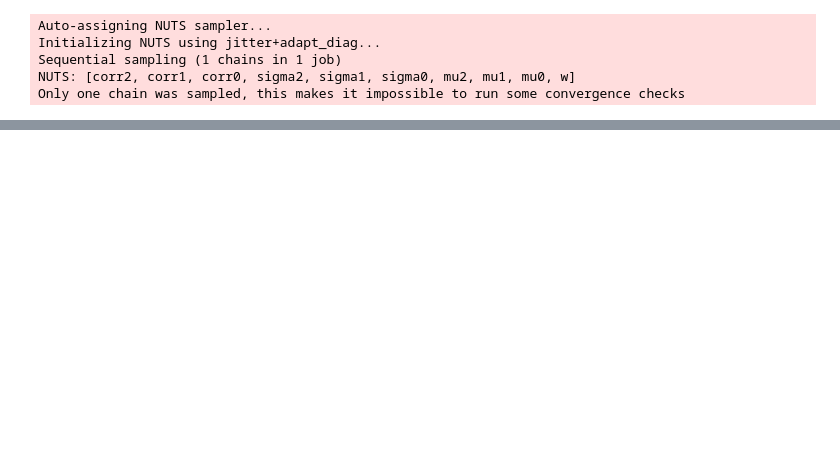
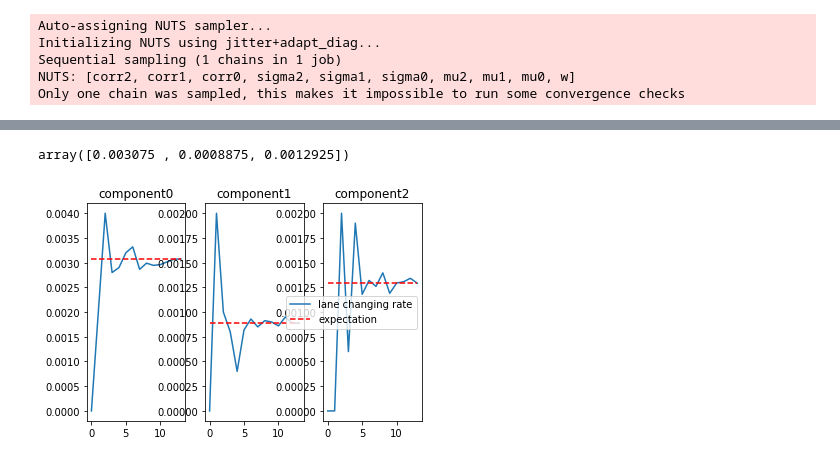
Before and after one commit to yangwei07/pymc3_mcmc, a Jupyter notebook: v0521.ipynb, the cells around one changed output, grey strips where cells are left out. Saved outputs shown, nothing was run; the diff lists cells and outputs as text; code cells hidden in the pictures; blank space fills up the shorter version.

```diff
--- a/v0521.ipynb
+++ b/v0521.ipynb
@@ -520,0 +516,5 @@ e.importance_sampling()
+# %%
+p.importance_sampling(prob)
+# %% [output]
+array([0.003075 , 0.0008875, 0.0012925])
+[figure, added]
```
Also changed, not shown: parts of 8 cells of this notebook, 4 other files.
